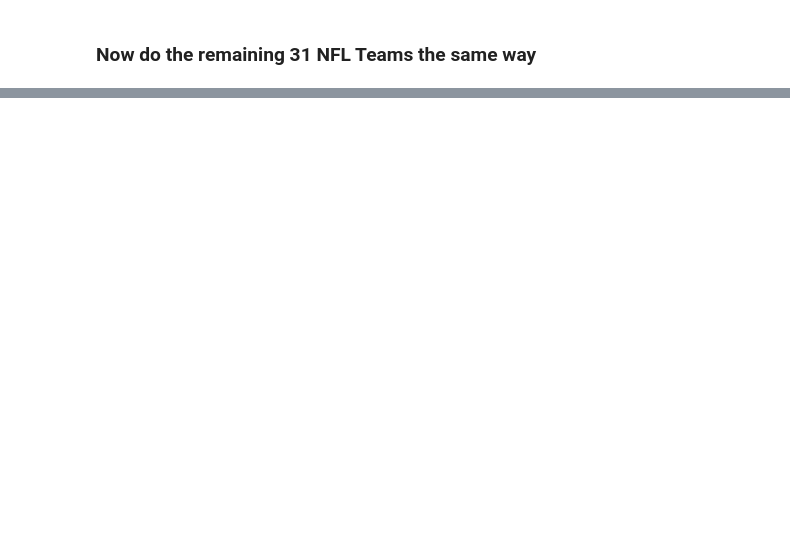
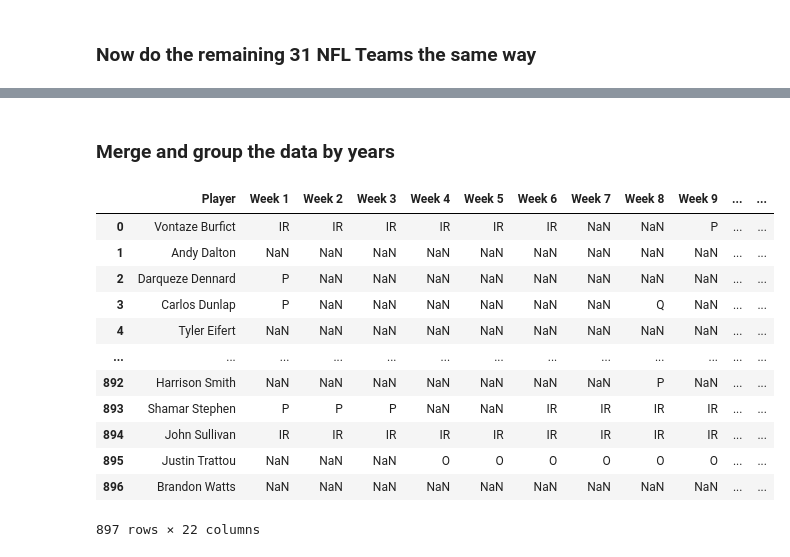
Before and after one commit to ClintNanney/Capstone, a Jupyter notebook: notebooks/clean_nfl_data.ipynb, the cells around one changed output, grey strips where cells are left out. Drawn from its saved outputs; the diff is of its cells as text; code cells hidden in the pictures; blank space fills up the shorter version.

Commit message:
merged all teams on the years

```diff
--- a/notebooks/clean_nfl_data.ipynb
+++ b/notebooks/clean_nfl_data.ipynb
@@ -1057,0 +1135,49 @@ vikings2017
+# %% [markdown]
+### Merge and group the data by years
+# %%
+merged_2015 = pd.merge(bengals2015, bills2015, how = 'outer')
+merged_2015a = pd.merge(merged_2015, broncos2015, how = 'outer')
+merged_2015b = pd.merge(merged_2015a, browns2015, how = 'outer')
+merged_2015c = pd.merge(merged_2015b, buccaneers2015, how = 'outer')
+merged_2015d = pd.merge(merged_2015c, cardinals2015, how = 'outer')
+merged_2015e = pd.merge(merged_2015d, chargers2015, how = 'outer')
+merged_2015f = pd.merge(merged_2015e, chicago2015, how = 'outer')
+merged_2015g = pd.merge(merged_2015f, chiefs2015, how = 'outer')
+merged_2015h = pd.merge(merged_2015g, cowboys2015, how = 'outer')
+merged_2015i = pd.merge(merged_2015h, dolphins2015, how = 'outer')
+merged_2015j = pd.merge(merged_2015i, eagles2015, how = 'outer')
+merged_2015k = pd.merge(merged_2015j, falcons2015, how = 'outer')
+merged_2015l = pd.merge(merged_2015k, fourtyniners2015, how = 'outer')
+merged_2015m = pd.merge(merged_2015l, giants2015, how = 'outer')
+merged_2015n = pd.merge(merged_2015m, jaguars2015, how = 'outer')
+merged_2015o = pd.merge(merged_2015n, jets2015, how = 'outer')
+merged_2015p = pd.merge(merged_2015o, lions2015, how = 'outer')
+merged_2015q = pd.merge(merged_2015p, packers2015, how = 'outer')
+merged_2015r = pd.merge(merged_2015q, panthers2015, how = 'outer')
+merged_2015s = pd.merge(merged_2015r, patriots2015, how = 'outer')
+merged_2015t = pd.merge(merged_2015s, raiders2015, how = 'outer')
+merged_2015u = pd.merge(merged_2015t, rams2015, how = 'outer')
+merged_2015v = pd.merge(merged_2015u, ravens2015, how = 'outer')
+merged_2015w = pd.merge(merged_2015v, redskins2015, how = 'outer')
+merged_2015x = pd.merge(merged_2015w, saints2015, how = 'outer')
+merged_2015y = pd.merge(merged_2015x, seahawks2015, how = 'outer')
+merged_2015z = pd.merge(merged_2015y, steelers2015, how = 'outer')
+merged_2015aa = pd.merge(merged_2015z, texans2015, how = 'outer')
+merged_2015ab = pd.merge(merged_2015aa, titans2015, how = 'outer')
+merged_2015ac = pd.merge(merged_2015ab, vikings2015, how = 'outer')
+# %%
+merged_2015ac
+# %% [output]
+|  | Player | Week 1 | Week 2 | Week 3 | Week 4 | Week 5 | Week 6 | Week 7 | Week 8 | Week 9 | ... | ... |
+| 0 | Vontaze Burfict | IR | IR | IR | IR | IR | IR | NaN | NaN | P | ... | ... |
+| 1 | Andy Dalton | NaN | NaN | NaN | NaN | NaN | NaN | NaN | NaN | NaN | ... | ... |
+| 2 | Darqueze Dennard | P | NaN | NaN | NaN | NaN | NaN | NaN | NaN | NaN | ... | ... |
+| 3 | Carlos Dunlap | P | NaN | NaN | NaN | NaN | NaN | NaN | Q | NaN | ... | ... |
+| 4 | Tyler Eifert | NaN | NaN | NaN | NaN | NaN | NaN | NaN | NaN | NaN | ... | ... |
+| ... | ... | ... | ... | ... | ... | ... | ... | ... | ... | ... | ... | ... |
+| 892 | Harrison Smith | NaN | NaN | NaN | NaN | NaN | NaN | NaN | P | NaN | ... | ... |
+| 893 | Shamar Stephen | P | P | P | NaN | NaN | IR | IR | IR | IR | ... | ... |
+| 894 | John Sullivan | IR | IR | IR | IR | IR | IR | IR | IR | IR | ... | ... |
+| 895 | Justin Trattou | NaN | NaN | NaN | O | O | O | O | O | O | ... | ... |
+| 896 | Brandon Watts | NaN | NaN | NaN | NaN | NaN | NaN | NaN | NaN | NaN | ... | ... |
+897 rows × 22 columns
```
Also changed, not shown: parts of 28 cells of this notebook.
